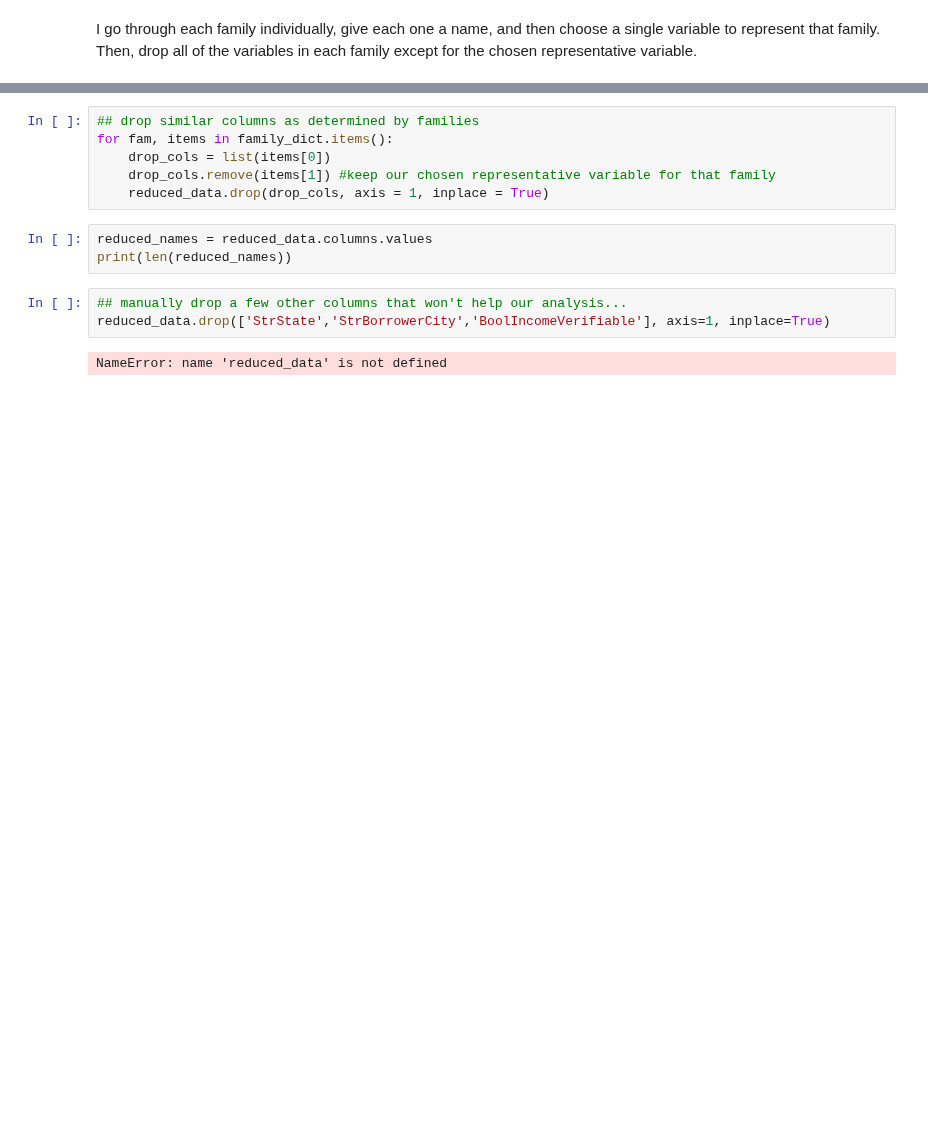
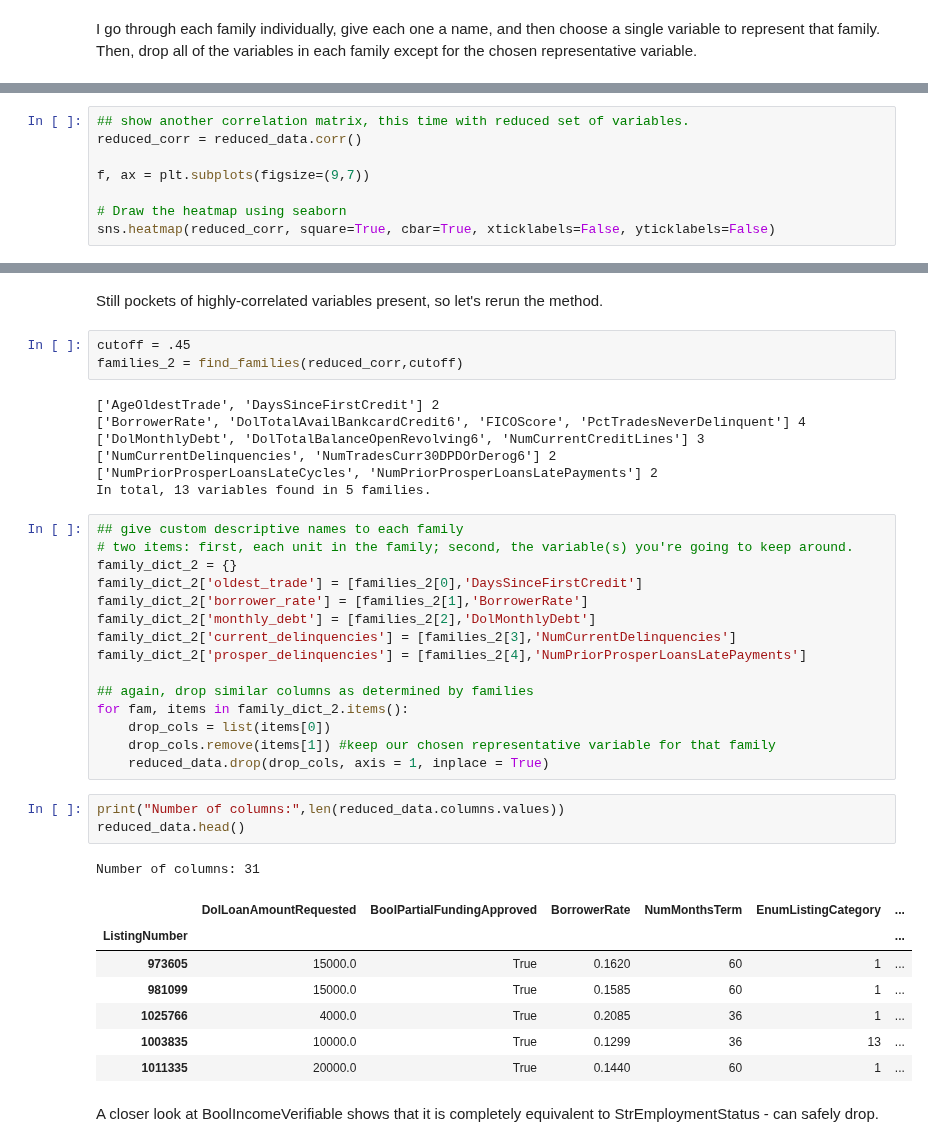
Before and after one commit to magratheazaphod/theorem, a Jupyter notebook: theorem_final.ipynb, the cells around one changed output, grey strips where cells are left out. Drawn from its saved outputs; the diff is of its cells as text; blank space fills up the shorter version.

```diff
--- a/theorem_final.ipynb
+++ b/theorem_final.ipynb
@@ -219,0 +276,8 @@ reduced_data.drop(drop_cols, axis = 1, inplace = True)
+# %%
+## show another correlation matrix, this time with reduced set of variables.
+reduced_corr = reduced_data.corr()
+
+f, ax = plt.subplots(figsize=(9,7))
+
+# Draw the heatmap using seaborn
+sns.heatmap(reduced_corr, square=True, cbar=True, xticklabels=False, yticklabels=False)
@@ -220,14 +288,41 @@ reduced_data.drop(drop_cols, axis = 1, inplace = True)
+# %% [markdown]
+Still pockets of highly-correlated variables present, so let's rerun the method.
+# %%
+cutoff = .45
+families_2 = find_families(reduced_corr,cutoff)
+# %% [output]
+['AgeOldestTrade', 'DaysSinceFirstCredit'] 2
+['BorrowerRate', 'DolTotalAvailBankcardCredit6', 'FICOScore', 'PctTradesNeverDelinquent'] 4
+['DolMonthlyDebt', 'DolTotalBalanceOpenRevolving6', 'NumCurrentCreditLines'] 3
+['NumCurrentDelinquencies', 'NumTradesCurr30DPDOrDerog6'] 2
+['NumPriorProsperLoansLateCycles', 'NumPriorProsperLoansLatePayments'] 2
+In total, 13 variables found in 5 families.
 # %%
-## drop similar columns as determined by families
-for fam, items in family_dict.items():
+## give custom descriptive names to each family
+# two items: first, each unit in the family; second, the variable(s) you're going to keep around.
+family_dict_2 = {}
+family_dict_2['oldest_trade'] = [families_2[0],'DaysSinceFirstCredit']
+family_dict_2['borrower_rate'] = [families_2[1],'BorrowerRate']
+family_dict_2['monthly_debt'] = [families_2[2],'DolMonthlyDebt']
+family_dict_2['current_delinquencies'] = [families_2[3],'NumCurrentDelinquencies']
+family_dict_2['prosper_delinquencies'] = [families_2[4],'NumPriorProsperLoansLatePayments']
+
+## again, drop similar columns as determined by families
+for fam, items in family_dict_2.items():
     drop_cols = list(items[0])
     drop_cols.remove(items[1]) #keep our chosen representative variable for that family
     reduced_data.drop(drop_cols, axis = 1, inplace = True)
-# %%
-reduced_names = reduced_data.columns.values
-print(len(reduced_names))
-# %%
-## manually drop a few other columns that won't help our analysis...
-reduced_data.drop(['StrState','StrBorrowerCity','BoolIncomeVerifiable'], axis=1, inplace=True)
-# %% [output]
-NameError: name 'reduced_data' is not defined
+# %%
+print("Number of columns:",len(reduced_data.columns.values))
+reduced_data.head()
+# %% [output]
+Number of columns: 31
+|  | DolLoanAmountRequested | BoolPartialFundingApproved | BorrowerRate | NumMonthsTerm | EnumListingCategory | ... |
+| ListingNumber |  |  |  |  |  | ... |
+| 973605 | 15000.0 | True | 0.1620 | 60 | 1 | ... |
+| 981099 | 15000.0 | True | 0.1585 | 60 | 1 | ... |
+| 1025766 | 4000.0 | True | 0.2085 | 36 | 1 | ... |
+| 1003835 | 10000.0 | True | 0.1299 | 36 | 13 | ... |
+| 1011335 | 20000.0 | True | 0.1440 | 60 | 1 | ... |
+# %% [markdown]
+A closer look at BoolIncomeVerifiable shows that it is completely equivalent to StrEmploymentStatus - can safely drop.
```
Also changed, not shown: parts of 42 cells of this notebook.
